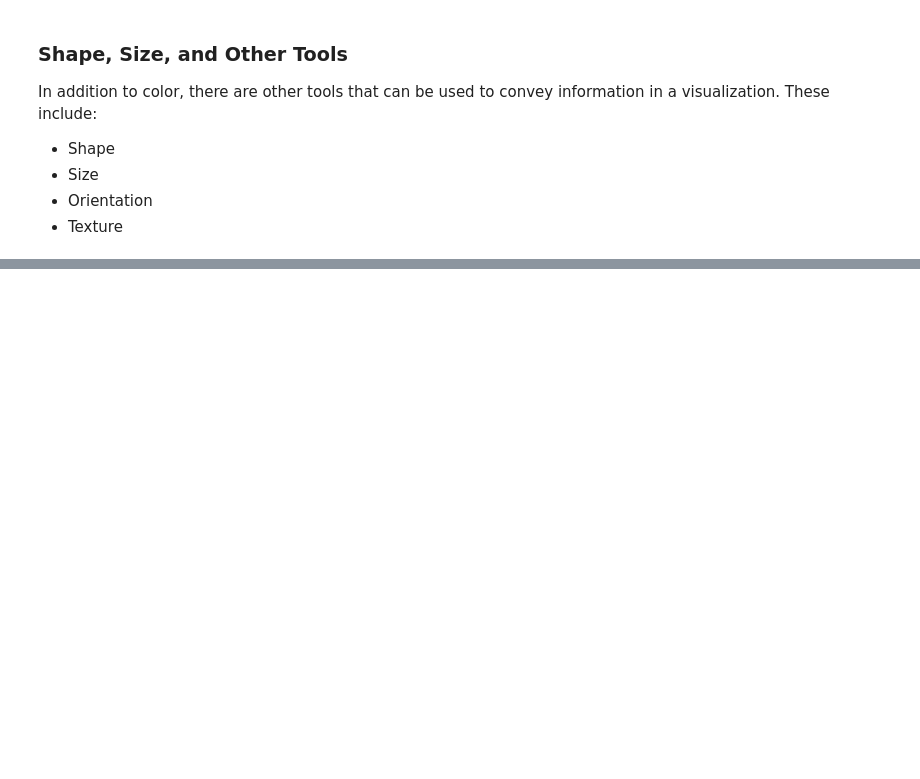
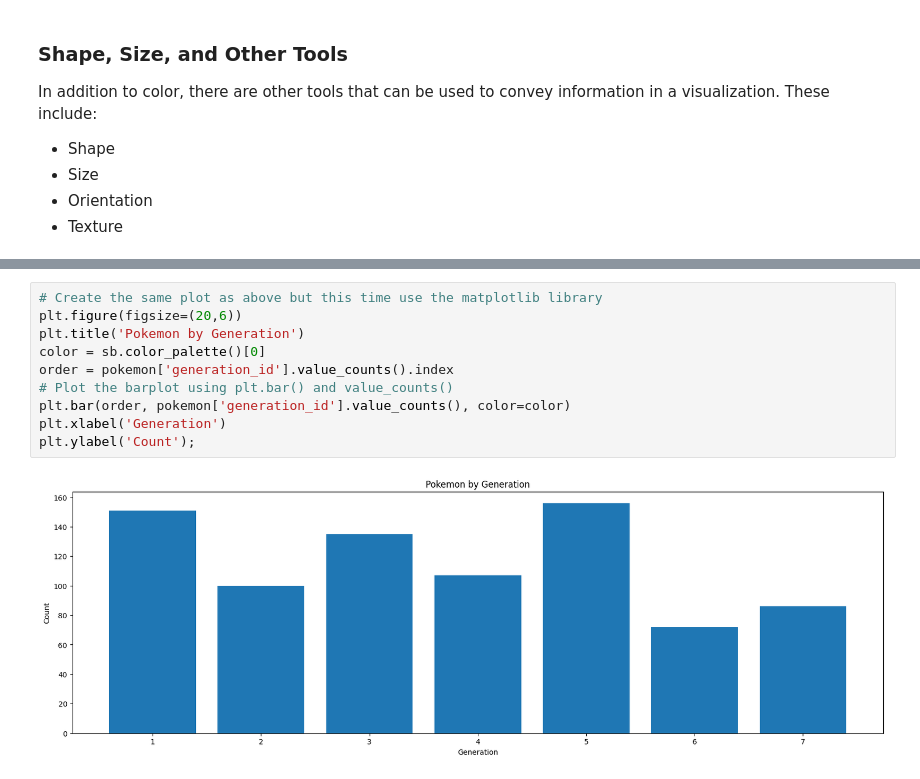
Before and after one commit to kisyular/data-visualization, a Jupyter notebook: Intro-Data-Visualization.ipynb, the cells around one changed output, grey strips where cells are left out. Saved outputs shown, nothing was run; the diff lists cells and outputs as text; blank space fills up the shorter version.

```diff
--- a/Intro-Data-Visualization.ipynb
+++ b/Intro-Data-Visualization.ipynb
@@ -116,0 +181,12 @@ In addition to color, there are other tools that can be used to convey informati
+# %%
+# Create the same plot as above but this time use the matplotlib library
+plt.figure(figsize=(20,6))
+plt.title('Pokemon by Generation')
+color = sb.color_palette()[0]
+order = pokemon['generation_id'].value_counts().index
+# Plot the barplot using plt.bar() and value_counts()
+plt.bar(order, pokemon['generation_id'].value_counts(), color=color)
+plt.xlabel('Generation')
+plt.ylabel('Count');
+# %% [output]
+[figure, added]
```
Also changed, not shown: parts of 39 cells of this notebook.
